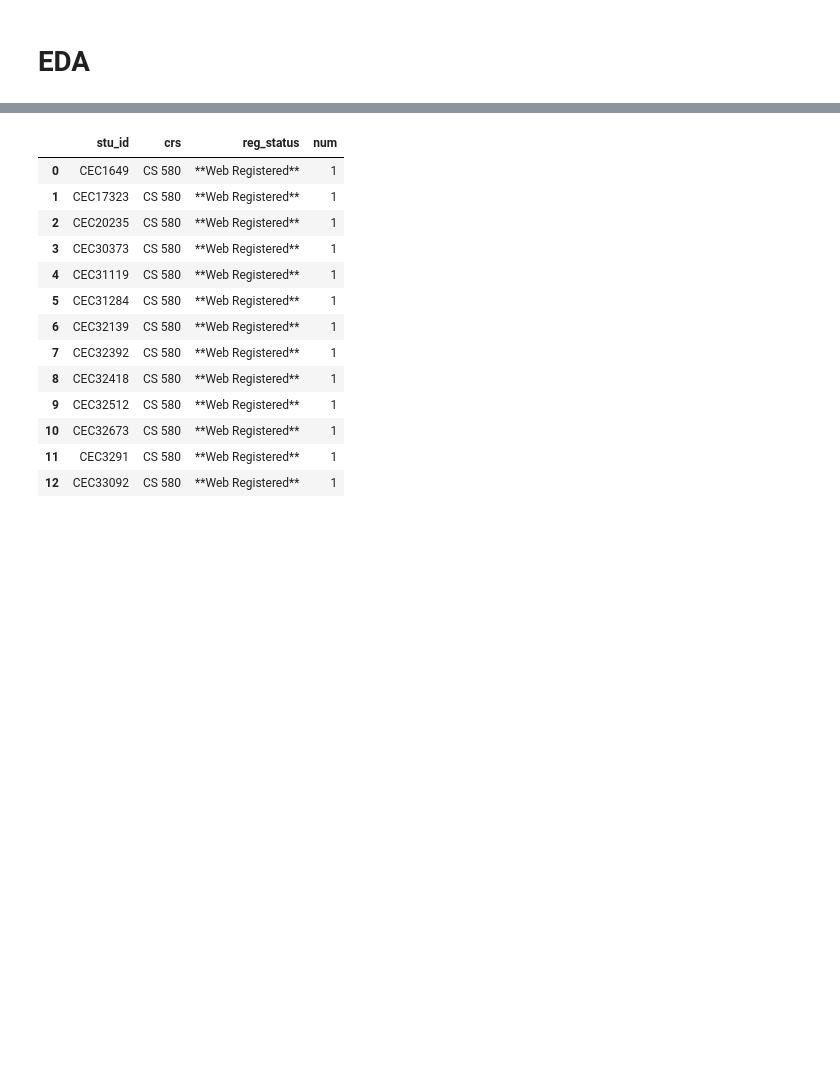
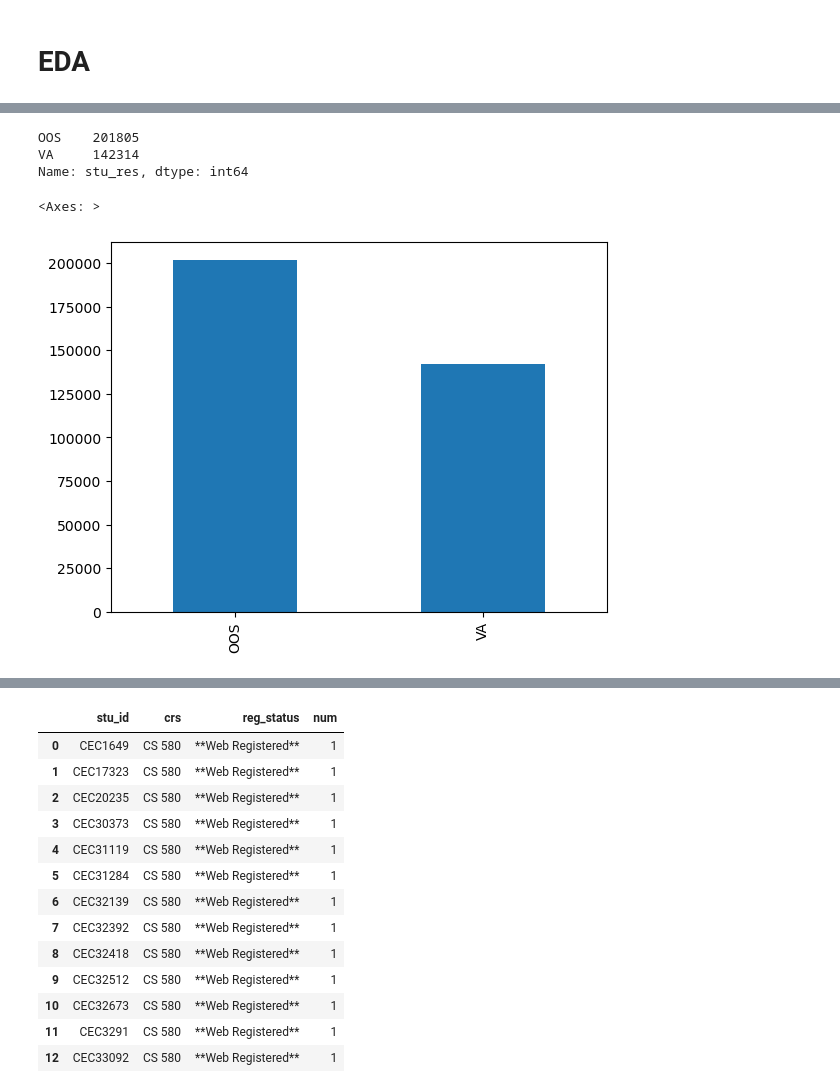
Before and after one commit to GoswamiSagarD/Team-Prophecy, a Jupyter notebook: Code/02_MachineLearning/EDA/EDA_Sagar.ipynb, the cells around one changed output, grey strips where cells are left out. Cells and saved outputs as stored; diff of their text form; code cells hidden in the pictures; blank space fills up the shorter version.

```diff
--- a/Code/02_MachineLearning/EDA/EDA_Sagar.ipynb
+++ b/Code/02_MachineLearning/EDA/EDA_Sagar.ipynb
@@ -49,0 +85,13 @@ df_enrollment.head()
+# %%
+# creating a frequency distribution table for the column 'stu_res'
+df_enrollment['stu_res'].value_counts()
+# %% [output]
+OOS    201805
+VA     142314
+Name: stu_res, dtype: int64
+# %%
+# creating a frequency distribution table for the column 'stu_res'
+df_enrollment['stu_res'].value_counts().plot(kind='bar')
+# %% [output]
+<Axes: >
+[figure, added]
```
Also changed, not shown: parts of 20 cells of this notebook, 2 other files.
